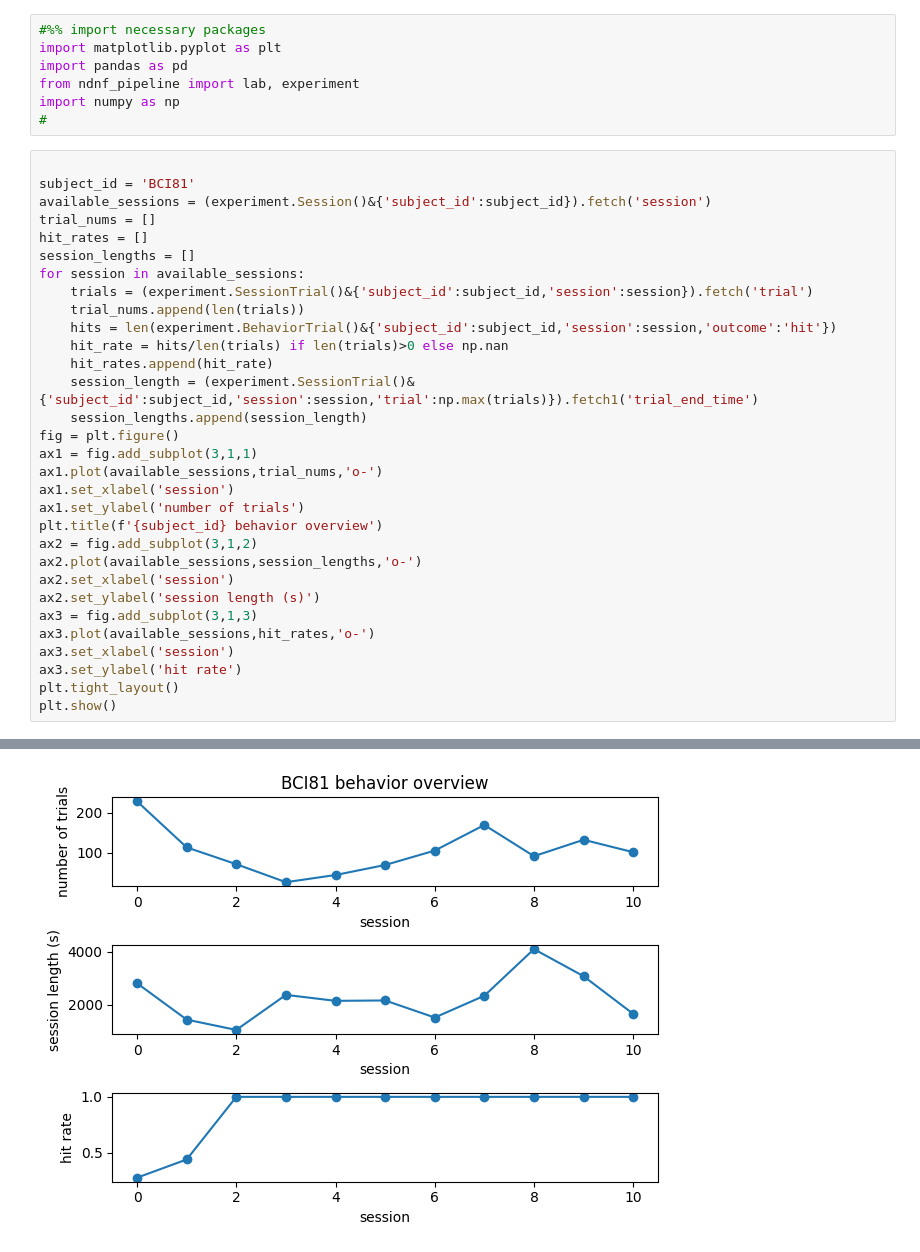
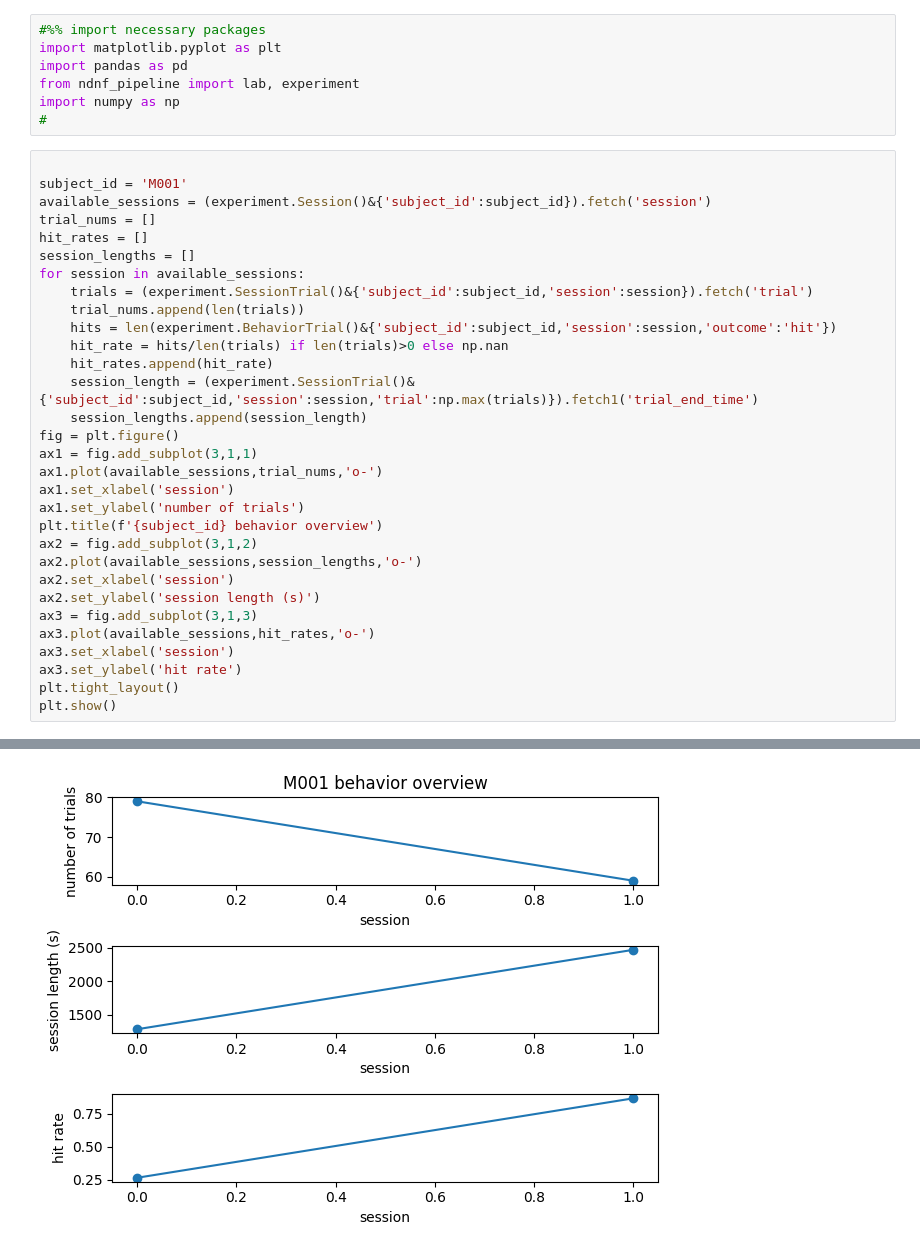
Before and after one commit to rozmar/NDNF-pipeline, a Jupyter notebook: Notebooks/behavior.ipynb, the cells around one changed output, grey strips where cells are left out. Drawn from its saved outputs; the diff is of its cells as text.

Commit message:
behavior plot examples

```diff
--- a/Notebooks/behavior.ipynb
+++ b/Notebooks/behavior.ipynb
@@ -18,7 +19,7 @@ import numpy as np
 #
 # %%
 
-subject_id = 'BCI81'
+subject_id = 'M001'
 available_sessions = (experiment.Session()&{'subject_id':subject_id}).fetch('session')
 trial_nums = []
 hit_rates = []
@@ -52 +52 @@ plt.show()
-[figure, old version]
+[figure, new version]
```
Also changed, not shown: parts of 10 cells of this notebook.
